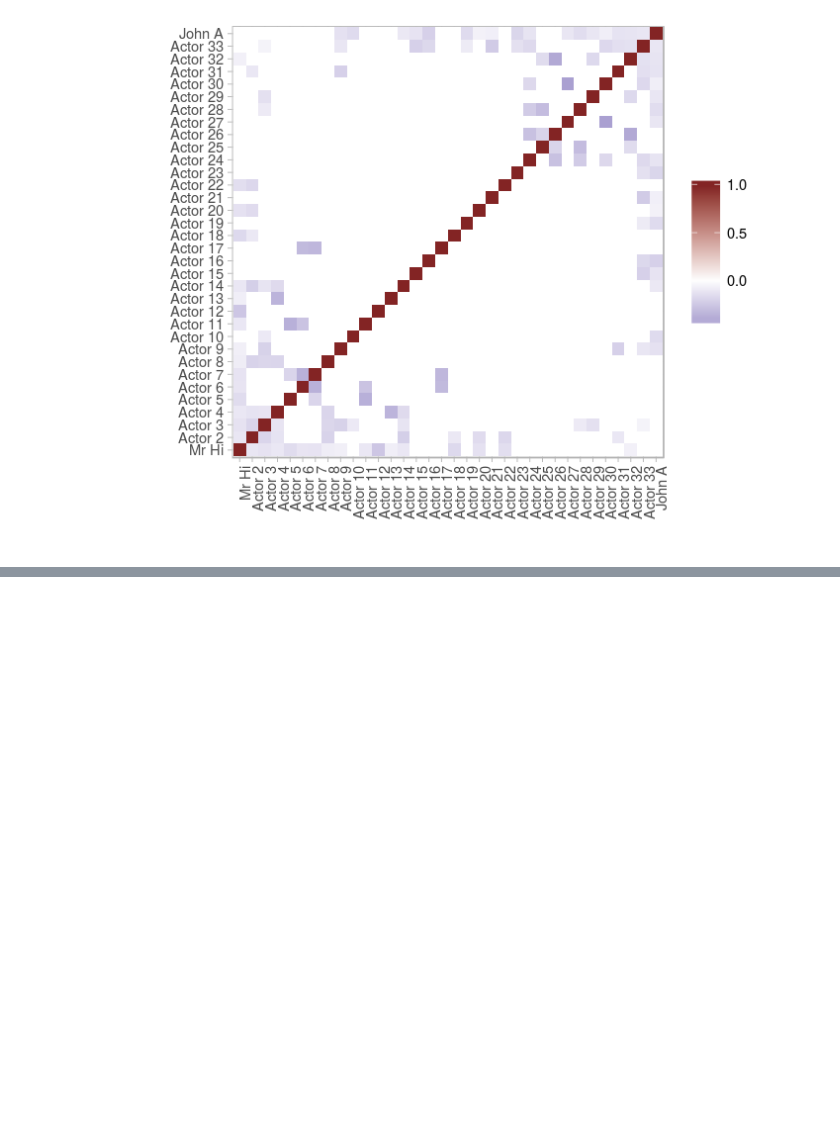
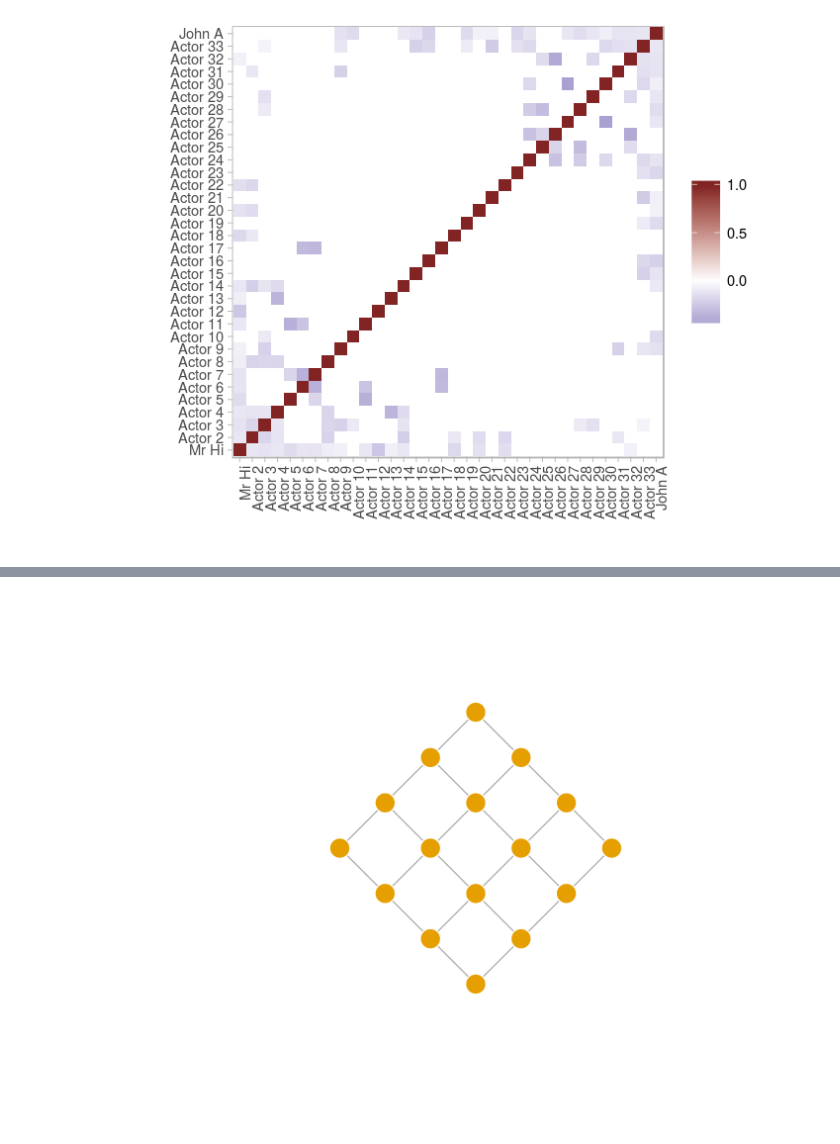
Before and after one commit to gbertagnolli/Networks-LM-Math, a Jupyter notebook: networks-seminar-1.ipynb, the cells around one changed output, grey strips where cells are left out. Drawn from its saved outputs; the diff is of its cells as text; code cells hidden in the pictures; blank space fills up the shorter version.

```diff
--- a/networks-seminar-1.ipynb
+++ b/networks-seminar-1.ipynb
@@ -542,0 +580,6 @@ There are many synthetic models trying to mimic real networks or to reproduce pa
+# %%
+lattice_g <- make_lattice(c(4, 4))
+lattice_layout <- as.matrix(expand.grid(x = c(1:4), y = c(1:4))) %*% matrix(c(1/sqrt(2), -1/sqrt(2), 1/sqrt(2), 1/sqrt(2)), nrow = 2)
+plot(lattice_g, layout = lattice_layout, vertex.label = "")
+# %% [output]
+[figure, added]
```
Also changed, not shown: parts of 20 cells of this notebook, 2 other files.
